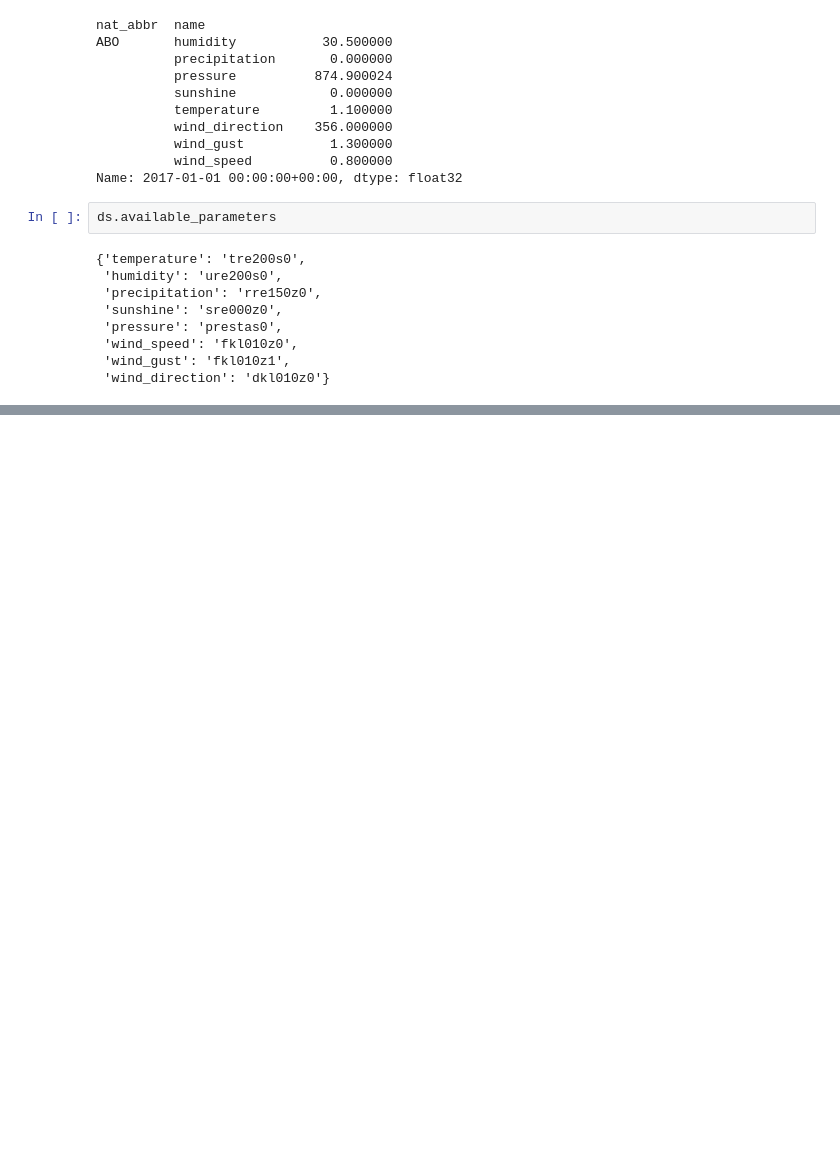
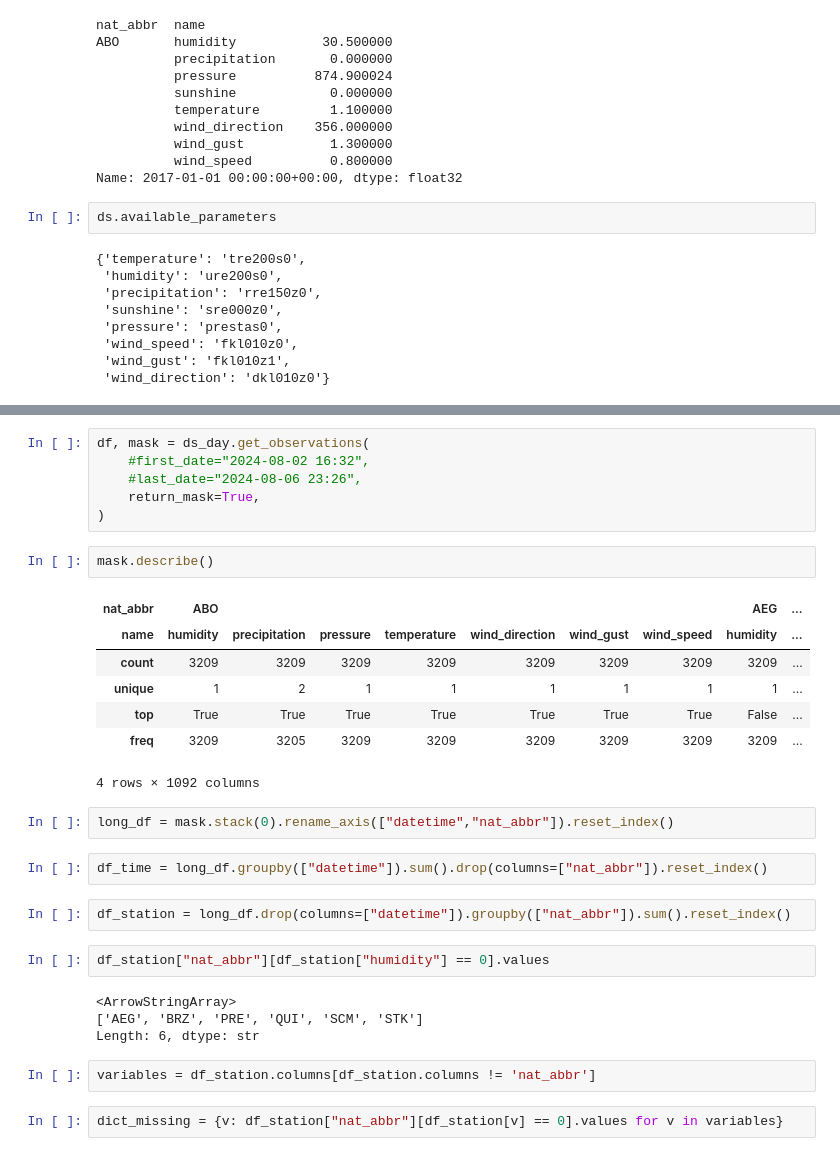
Before and after one commit to aureliedj/weather-station-model-with-transformers, a Jupyter notebook: Data_Exploration.ipynb, the cells around one changed output, grey strips where cells are left out. Cells and saved outputs as stored; diff of their text form; blank space fills up the shorter version.

```diff
--- a/Data_Exploration.ipynb
+++ b/Data_Exploration.ipynb
@@ -120,0 +135,32 @@ ds.available_parameters
+# %%
+df, mask = ds_day.get_observations(
+    #first_date="2024-08-02 16:32",
+    #last_date="2024-08-06 23:26",
+    return_mask=True,
+)
+# %%
+mask.describe()
+# %% [output]
+| nat_abbr | ABO |  |  |  |  |  |  | AEG | ... |
+| name | humidity | precipitation | pressure | temperature | wind_direction | wind_gust | wind_speed | humidity | ... |
+| count | 3209 | 3209 | 3209 | 3209 | 3209 | 3209 | 3209 | 3209 | ... |
+| unique | 1 | 2 | 1 | 1 | 1 | 1 | 1 | 1 | ... |
+| top | True | True | True | True | True | True | True | False | ... |
+| freq | 3209 | 3205 | 3209 | 3209 | 3209 | 3209 | 3209 | 3209 | ... |
+4 rows × 1092 columns
+# %%
+long_df = mask.stack(0).rename_axis(["datetime","nat_abbr"]).reset_index()
+# %%
+df_time = long_df.groupby(["datetime"]).sum().drop(columns=["nat_abbr"]).reset_index()
+# %%
+df_station = long_df.drop(columns=["datetime"]).groupby(["nat_abbr"]).sum().reset_index()
+# %%
+df_station["nat_abbr"][df_station["humidity"] == 0].values
+# %% [output]
+<ArrowStringArray>
+['AEG', 'BRZ', 'PRE', 'QUI', 'SCM', 'STK']
+Length: 6, dtype: str
+# %%
+variables = df_station.columns[df_station.columns != 'nat_abbr']
+# %%
+dict_missing = {v: df_station["nat_abbr"][df_station[v] == 0].values for v in variables}
```
Also changed, not shown: parts of 8 cells of this notebook.
